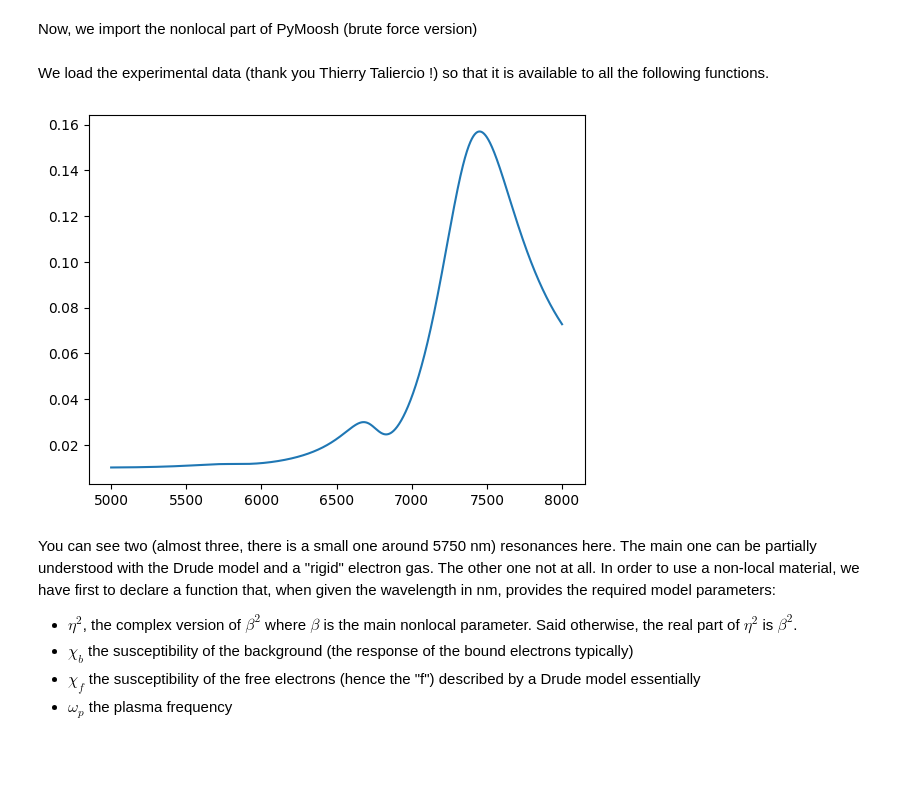
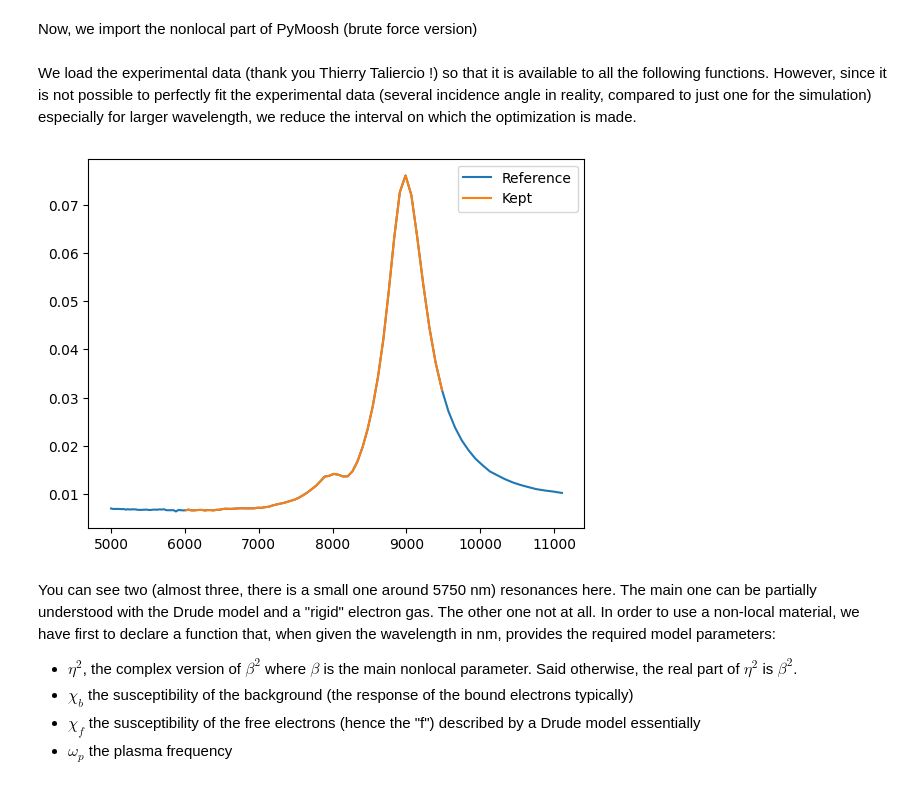
Before and after one commit to AnMoreau/PyMoosh, a Jupyter notebook: notebooks/In-depth_examples/Spatial_dispersion_aka_nonlocality.ipynb, the cells around one changed output. Cells and saved outputs as stored; diff of their text form; code cells hidden in the pictures; blank space fills up the shorter version.

```diff
--- a/notebooks/In-depth_examples/Spatial_dispersion_aka_nonlocality.ipynb
+++ b/notebooks/In-depth_examples/Spatial_dispersion_aka_nonlocality.ipynb
@@ -23,16 +25,27 @@ Now, we import the nonlocal part of PyMoosh (brute force version)
 # %%
 from PyMoosh.non_local import *
 # %% [markdown]
-We load the experimental data (thank you Thierry Taliercio !) so that it is available to all the following functions.
+We load the experimental data (thank you Thierry Taliercio !) so that it is available to all the following functions. However, since it is not possible to perfectly fit the experimental data (several incidence angle in reality, compared to just one for the simulation) especially for larger wavelength, we reduce the interval on which the optimization is made.
 # %%
-wavelength_list = np.linspace(5000, 8000, 3001)
-with open('nlplot.data', newline='') as csvfile:
-    expdata = list(csv.reader(csvfile))[0]
-expdata = [float(p.strip()) for p in expdata]
+# Experimental value for the thickness of the semiconductor layer.
+h=70
+data = np.loadtxt('nlplot.data')
+wavelength_list=data[:,0]
+expdata = data[:,1]
 expdata = np.array(expdata)
 refplot, = plt.plot(wavelength_list, expdata, label="Reference")
+
+# Interval between 6000nm and 9500nm
+lambda_min = 6000
+lambda_max = 9500
+mask = (wavelength_list >= lambda_min)&(wavelength_list <= lambda_max)
+wavelength_list = wavelength_list[mask]
+expdata = expdata[mask]
+optimplot,=plt.plot(wavelength_list, expdata, label="Kept")
+plt.legend()
+plt.show()
 # %% [output]
-[figure, old version]
+[figure, new version]
 # %% [markdown]
 You can see two (almost three, there is a small one around 5750 nm) resonances here. The main one can be partially understood with the Drude model and a "rigid" electron gas. The other one not at all. In order to use a non-local material, we have first to declare a function that, when given the wavelength in nm, provides the required model parameters:
 - $\eta^2$, the complex version of $\beta^2$ where $\beta$ is the main nonlocal parameter. Said otherwise, the real part of $\eta^2$ is $\beta^2$.
```
Also changed, not shown: parts of 11 cells of this notebook, 1 other file.
